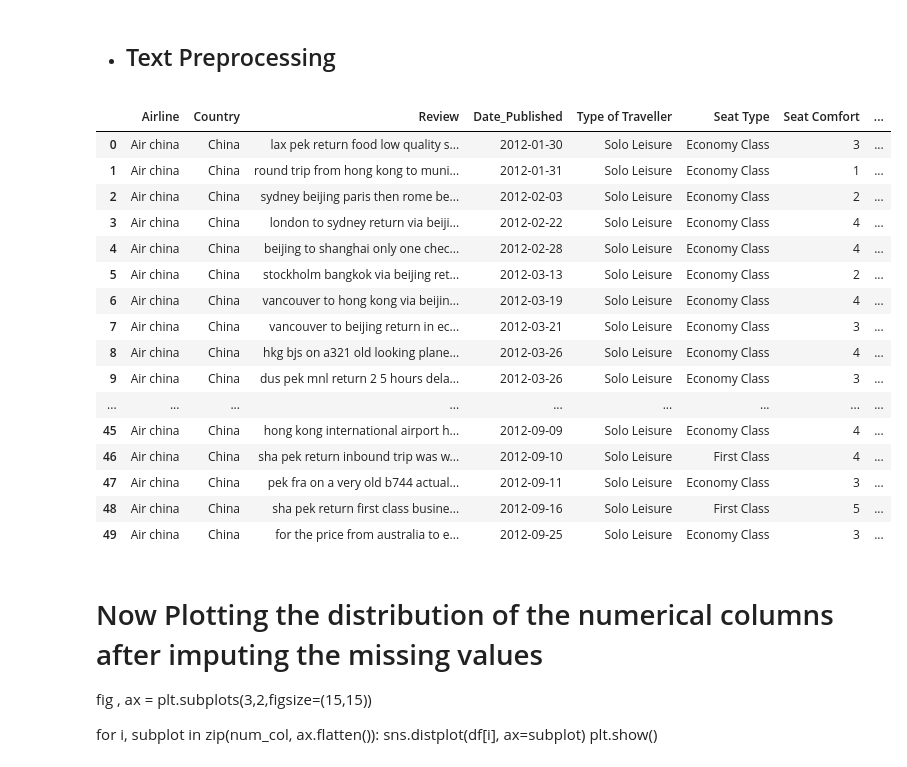
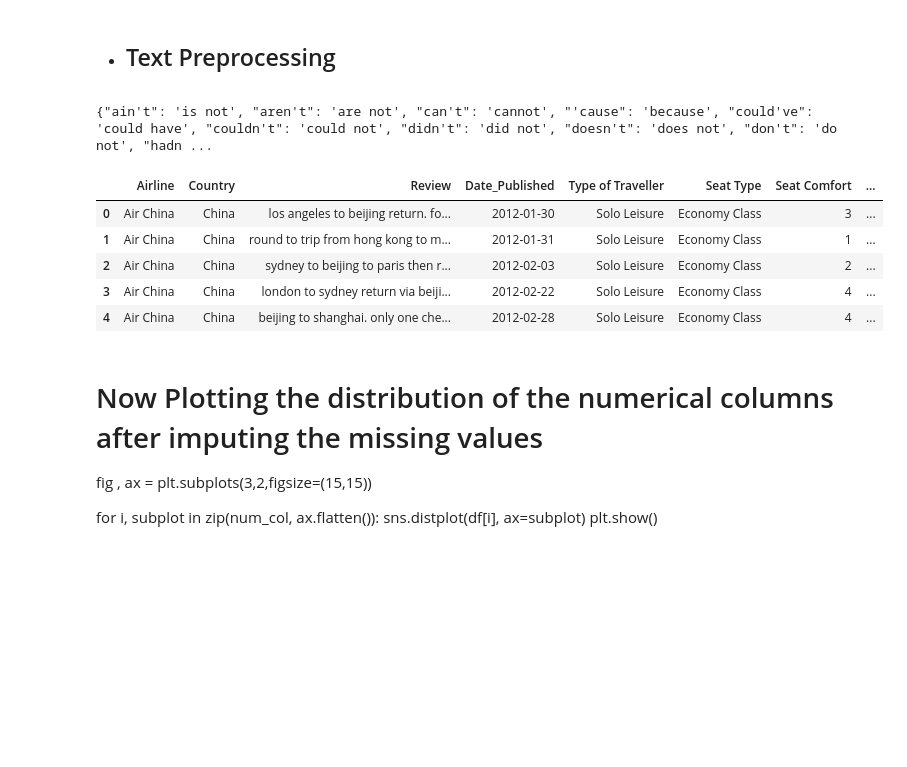
Before and after one commit to 1422-samu/Airline-Review-Sentiment-Analysis, a Jupyter notebook: Airline Data Preparation.ipynb, the cells around one changed output. Cells and saved outputs as stored; diff of their text form; code cells hidden in the pictures; blank space fills up the shorter version.

```diff
--- a/Airline Data Preparation.ipynb
+++ b/Airline Data Preparation.ipynb
@@ -177,7 +177,7 @@ def cleanse_data(df):
     # Preprocessing the Airline column
 
     df['Airline'] = df['Airline'].apply(lambda x: re.sub(r'-',' ',x))
-    df['Airline'] = df['Airline'].str.capitalize()
+    df['Airline'] = df['Airline'].str.title()
 
     df.drop(['Route'],axis=1,inplace=True)
 
@@ -190,10 +190,22 @@ def cleanse_data(df):
 df = cleanse_data(df)
 # %% [markdown]
 * ## Text Preprocessing
+# %%
+print(contraction_mapping)
+# %% [output]
+{"ain't": 'is not', "aren't": 'are not', "can't": 'cannot', "'cause": 'because', "could've": 'could have', "couldn't": 'could not', "didn't": 'did not', "doesn't": 'does not', "don't": 'do not', "hadn ...
 # %%
 import re
 
 def text_preprocess(text):
+
+    # Substitute - with 'to'
+
+    text = re.sub(r'-',' to ',text)
+
+    # Remove punctuation
+    punc = re.compile(r'["#$%&()*+,/:;<=>?@[\]^_`{|}~]')
+    text = punc.sub(r' ', text)
 
     # Map Airport Codes to Country Names
     text = " ".join([airport_codes[t] if t in airport_codes else t for t in text.split(" ")])
@@ -254,7 +266,7 @@ def text_preprocess(text):
     text = url_pattern.sub(r'', text)
 
     # Remove punctuation
-    punc = re.compile(r'[!"#$%&()*+,-./:;<=>?@[\]^_`{|}~]')
+    punc = re.compile(r'["#$%&()*+,/:;<=>?@[\]^_`{|}~]')
     text = punc.sub(r' ', text)
 
     # Remove extra spaces
@@ -268,25 +280,14 @@ def text_preprocess(text):
 
 df['Review'] = df['Review'].apply(lambda x: text_preprocess(x))
 # %%
-df.head(50)
+df.head()
 # %% [output]
 |  | Airline | Country | Review | Date_Published | Type of Traveller | Seat Type | Seat Comfort | ... |
-| 0 | Air china | China | lax pek return food low quality s... | 2012-01-30 | Solo Leisure | Economy Class | 3 | ... |
-| 1 | Air china | China | round trip from hong kong to muni... | 2012-01-31 | Solo Leisure | Economy Class | 1 | ... |
-| 2 | Air china | China | sydney beijing paris then rome be... | 2012-02-03 | Solo Leisure | Economy Class | 2 | ... |
-| 3 | Air china | China | london to sydney return via beiji... | 2012-02-22 | Solo Leisure | Economy Class | 4 | ... |
-| 4 | Air china | China | beijing to shanghai only one chec... | 2012-02-28 | Solo Leisure | Economy Class | 4 | ... |
-| 5 | Air china | China | stockholm bangkok via beijing ret... | 2012-03-13 | Solo Leisure | Economy Class | 2 | ... |
-| 6 | Air china | China | vancouver to hong kong via beijin... | 2012-03-19 | Solo Leisure | Economy Class | 4 | ... |
-| 7 | Air china | China | vancouver to beijing return in ec... | 2012-03-21 | Solo Leisure | Economy Class | 3 | ... |
-| 8 | Air china | China | hkg bjs on a321 old looking plane... | 2012-03-26 | Solo Leisure | Economy Class | 4 | ... |
-| 9 | Air china | China | dus pek mnl return 2 5 hours dela... | 2012-03-26 | Solo Leisure | Economy Class | 3 | ... |
-| ... | ... | ... | ... | ... | ... | ... | ... | ... |
-| 45 | Air china | China | hong kong international airport h... | 2012-09-09 | Solo Leisure | Economy Class | 4 | ... |
-| 46 | Air china | China | sha pek return inbound trip was w... | 2012-09-10 | Solo Leisure | First Class | 4 | ... |
-| 47 | Air china | China | pek fra on a very old b744 actual... | 2012-09-11 | Solo Leisure | Economy Class | 3 | ... |
-| 48 | Air china | China | sha pek return first class busine... | 2012-09-16 | Solo Leisure | First Class | 5 | ... |
-| 49 | Air china | China | for the price from australia to e... | 2012-09-25 | Solo Leisure | Economy Class | 3 | ... |
+| 0 | Air China | China | los angeles to beijing return. fo... | 2012-01-30 | Solo Leisure | Economy Class | 3 | ... |
+| 1 | Air China | China | round to trip from hong kong to m... | 2012-01-31 | Solo Leisure | Economy Class | 1 | ... |
+| 2 | Air China | China | sydney to beijing to paris then r... | 2012-02-03 | Solo Leisure | Economy Class | 2 | ... |
+| 3 | Air China | China | london to sydney return via beiji... | 2012-02-22 | Solo Leisure | Economy Class | 4 | ... |
+| 4 | Air China | China | beijing to shanghai. only one che... | 2012-02-28 | Solo Leisure | Economy Class | 4 | ... |
 # %% [markdown]
 # Now Plotting the distribution of the numerical columns after imputing the missing values
 
```
Also changed, not shown: 2 other files.
